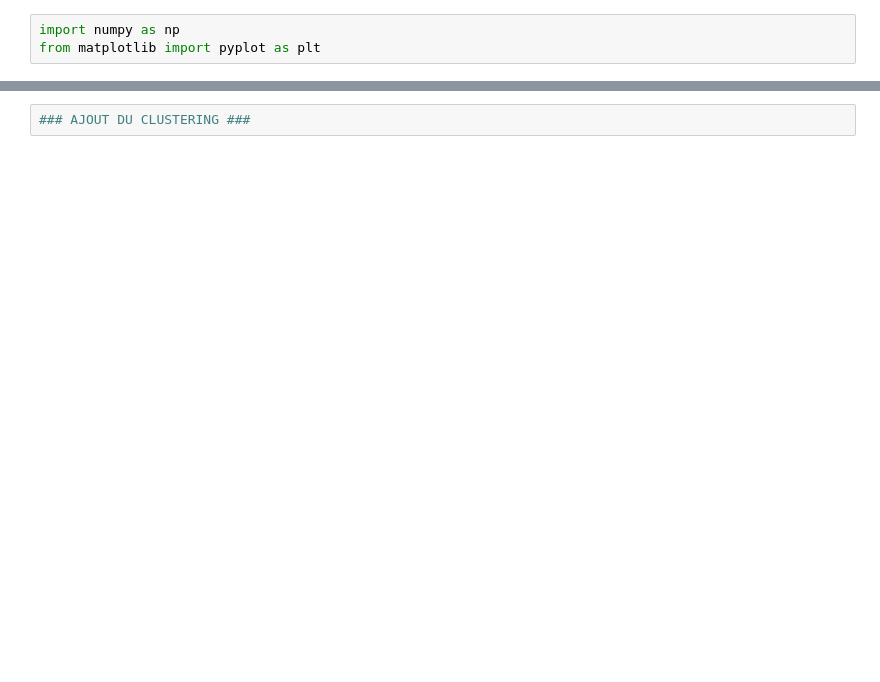
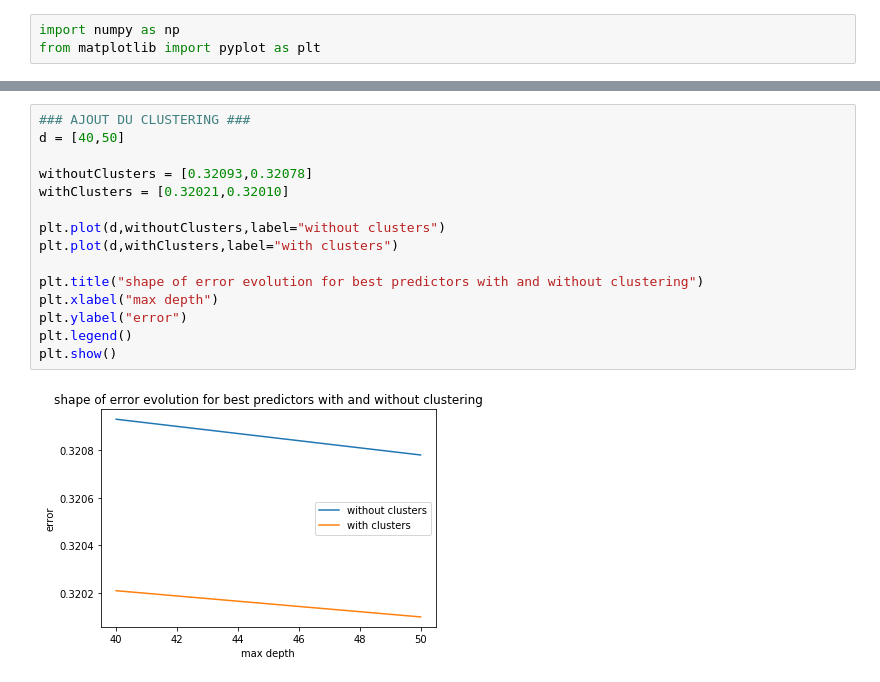
Before and after one commit to aemi-dev/td_taxidriver, a Jupyter notebook: graphiques.ipynb, the cells around one changed output, grey strips where cells are left out. Cells and saved outputs as stored; diff of their text form; blank space fills up the shorter version.

Commit message:
ajout des titres

```diff
--- a/graphiques.ipynb
+++ b/graphiques.ipynb
@@ -42,2 +44,17 @@ plt.show()
-# %%
-### AJOUT DU CLUSTERING ###
+# %%
+### AJOUT DU CLUSTERING ###
+d = [40,50]
+
+withoutClusters = [0.32093,0.32078]
+withClusters = [0.32021,0.32010]
+
+plt.plot(d,withoutClusters,label="without clusters")
+plt.plot(d,withClusters,label="with clusters")
+
+plt.title("shape of error evolution for best predictors with and without clustering")
+plt.xlabel("max depth")
+plt.ylabel("error")
+plt.legend()
+plt.show()
+# %% [output]
+[figure, added]
```
Also changed, not shown: parts of 2 cells of this notebook, 3 other files.
